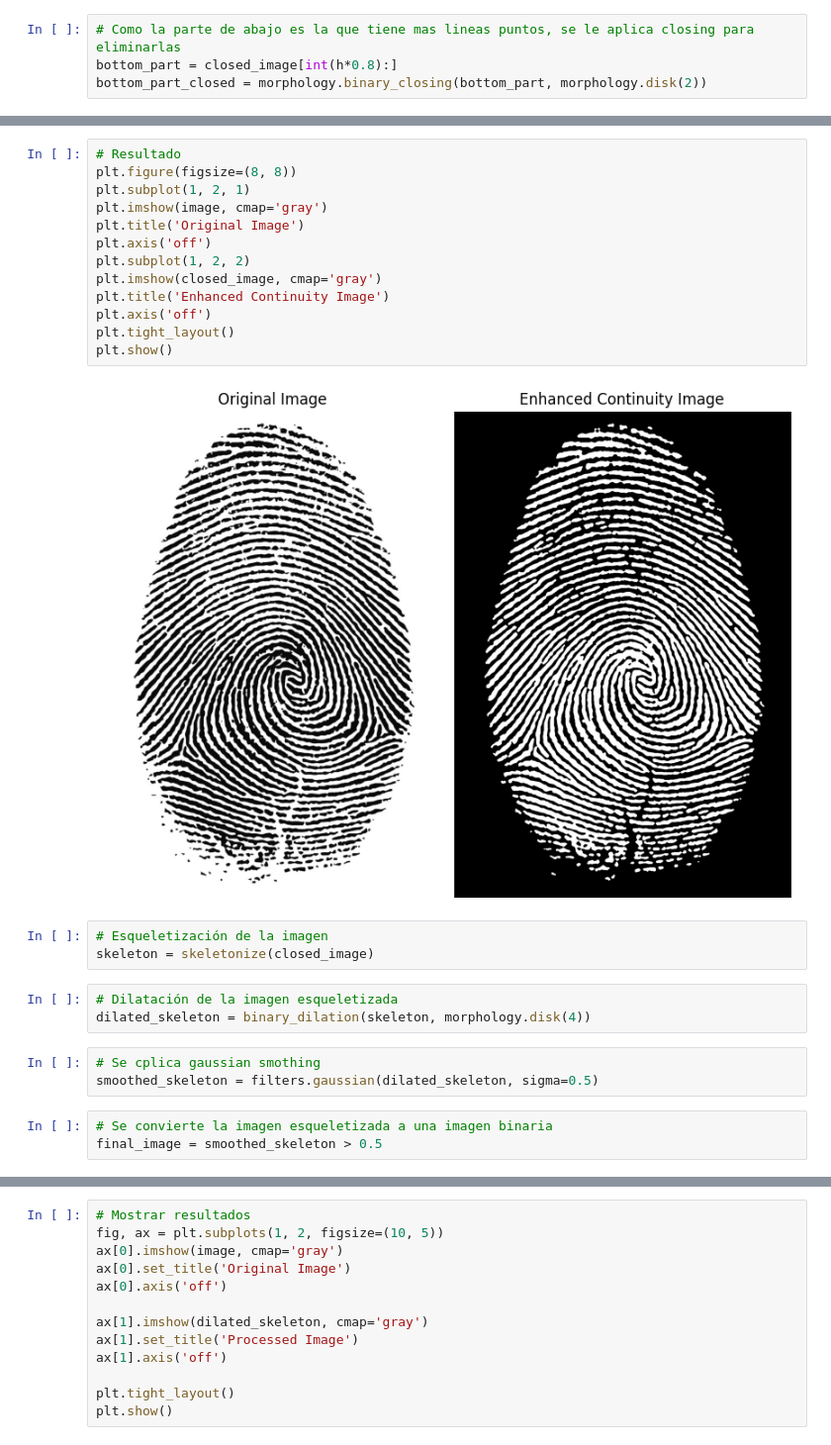
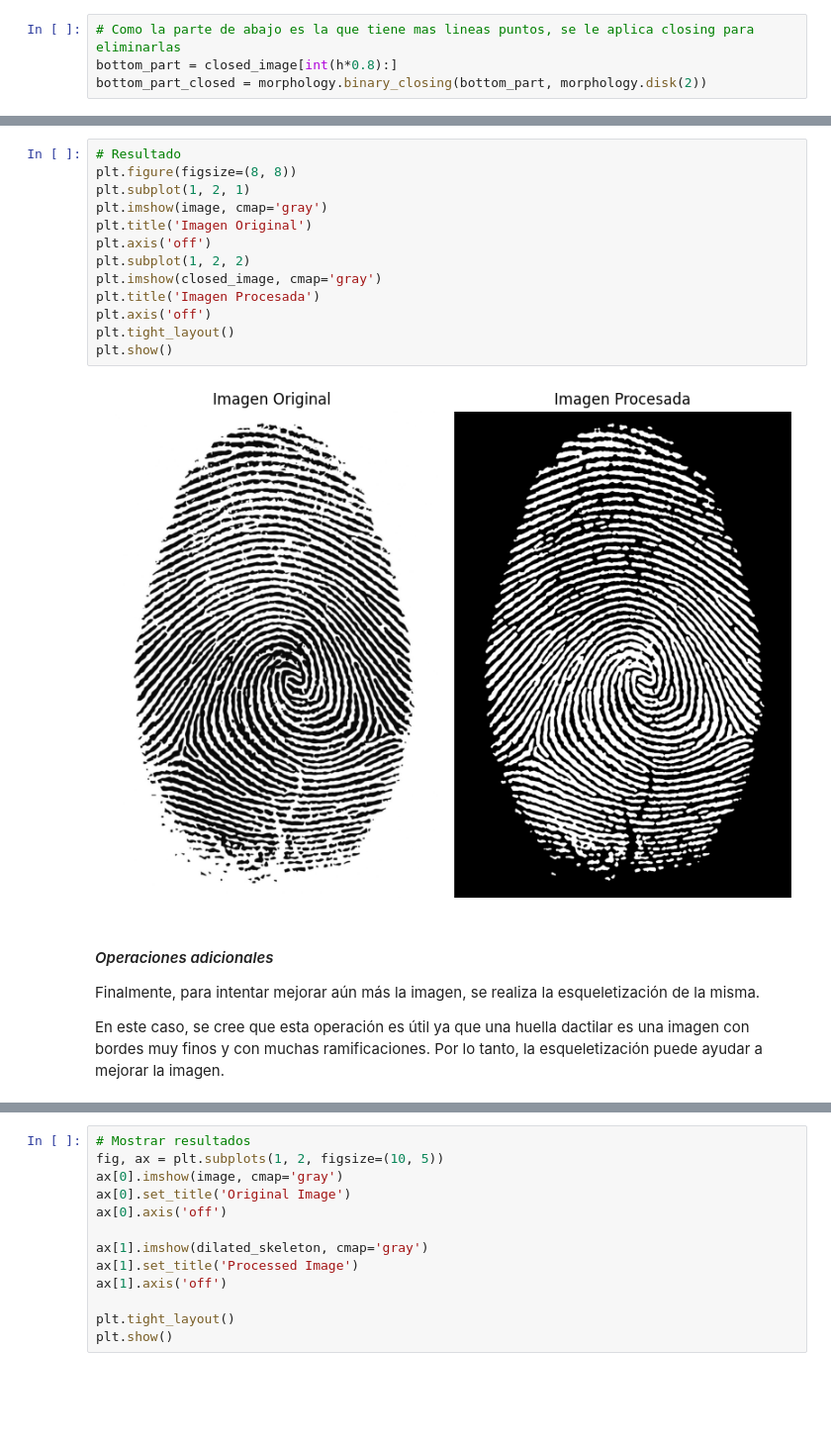
Before and after one commit to stefanoaragoni/computerVision_Lab01, a Jupyter notebook: Lab01_Ejercicio2.ipynb, the cells around one changed output, grey strips where cells are left out. Shown at 99% size. Cells and saved outputs as stored; diff of their text form; blank space fills up the shorter version.

```diff
--- a/Lab01_Ejercicio2.ipynb
+++ b/Lab01_Ejercicio2.ipynb
@@ -135,28 +147,23 @@ closed_image[int(h*0.8):] = bottom_part_closed
 # %%
 # Resultado
 plt.figure(figsize=(8, 8))
 plt.subplot(1, 2, 1)
 plt.imshow(image, cmap='gray')
-plt.title('Original Image')
+plt.title('Imagen Original')
 plt.axis('off')
 plt.subplot(1, 2, 2)
 plt.imshow(closed_image, cmap='gray')
-plt.title('Enhanced Continuity Image')
+plt.title('Imagen Procesada')
 plt.axis('off')
 plt.tight_layout()
 plt.show()
 # %% [output]
-[figure, old version]
+[figure, new version]
-# %%
-# Esqueletización de la imagen
-skeleton = skeletonize(closed_image)
-# %%
-# Dilatación de la imagen esqueletizada
-dilated_skeleton = binary_dilation(skeleton, morphology.disk(4))
-# %%
-# Se cplica gaussian smothing
-smoothed_skeleton = filters.gaussian(dilated_skeleton, sigma=0.5)
-# %%
-# Se convierte la imagen esqueletizada a una imagen binaria
-final_image = smoothed_skeleton > 0.5
+# %% [markdown]
+
+#### *Operaciones adicionales*
+
+Finalmente, para intentar mejorar aún más la imagen, se realiza la esqueletización de la misma.
+
+En este caso, se cree que esta operación es útil ya que una huella dactilar es una imagen con bordes muy finos y con muchas ramificaciones. Por lo tanto, la esqueletización puede ayudar a mejorar la imagen.
 # %%
```
Also changed, not shown: parts of 15 cells of this notebook, 1 other file.
